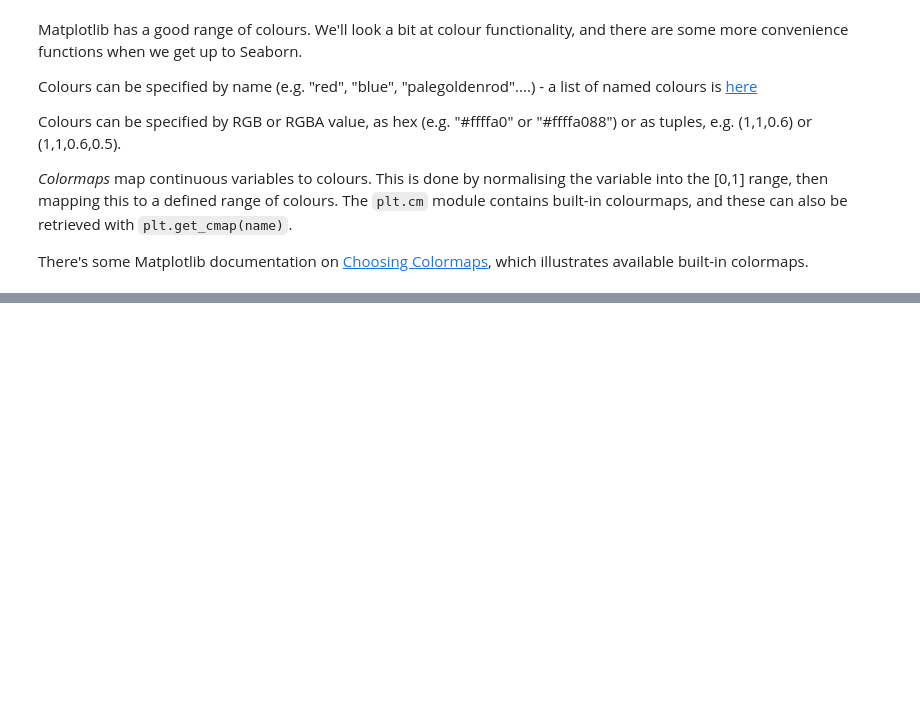
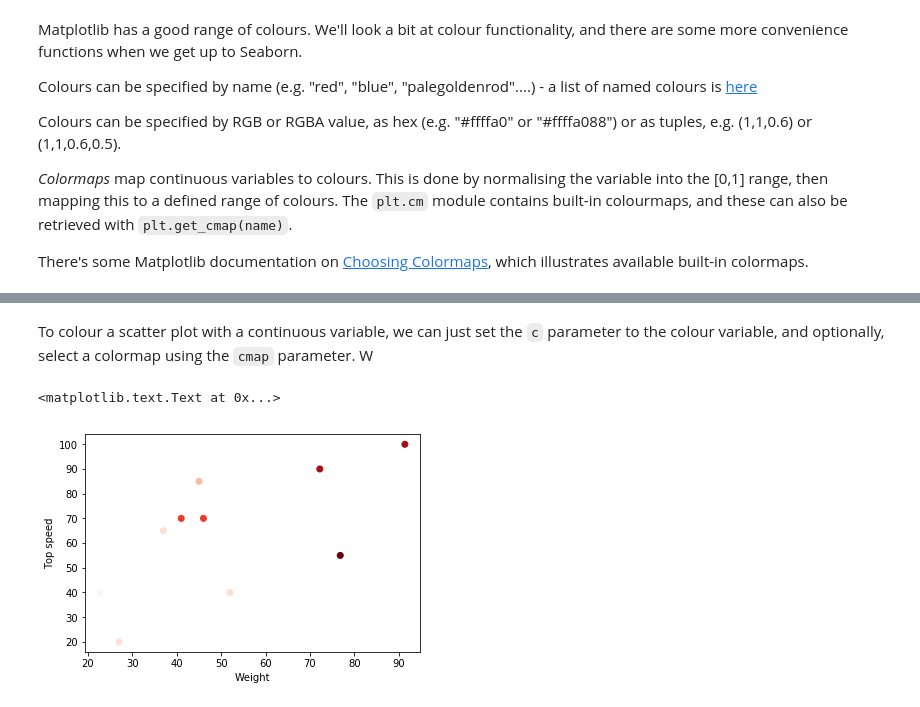
Before and after one commit to claresloggett/aspp-visualisation, a Jupyter notebook: Matplotlib_and_tidy_data.ipynb, the cells around one changed output, grey strips where cells are left out. Cells and saved outputs as stored; diff of their text form; code cells hidden in the pictures; blank space fills up the shorter version.

Commit message:
More Matplotlib, some other

```diff
--- a/Matplotlib_and_tidy_data.ipynb
+++ b/Matplotlib_and_tidy_data.ipynb
@@ -365,0 +408,13 @@ TODO: colour sales scatter by waterfront (traces), price (colourmap)
+# %% [markdown]
+To colour a scatter plot with a continuous variable, we can just set the `c` parameter to the colour variable, and optionally, select a colormap using the `cmap` parameter. W
+# %%
+fig, ax = plt.subplots()
+
+ax.scatter(x=trains['weight_tons'], y=trains['top_speed_mph'],
+           c=trains['wheels'],
+           cmap='Reds')
+ax.set_xlabel('Weight')
+ax.set_ylabel('Top speed')
+# %% [output]
+<matplotlib.text.Text at 0x...>
+[figure, added]
```
Also changed, not shown: parts of 18 cells of this notebook, 2 other files.
